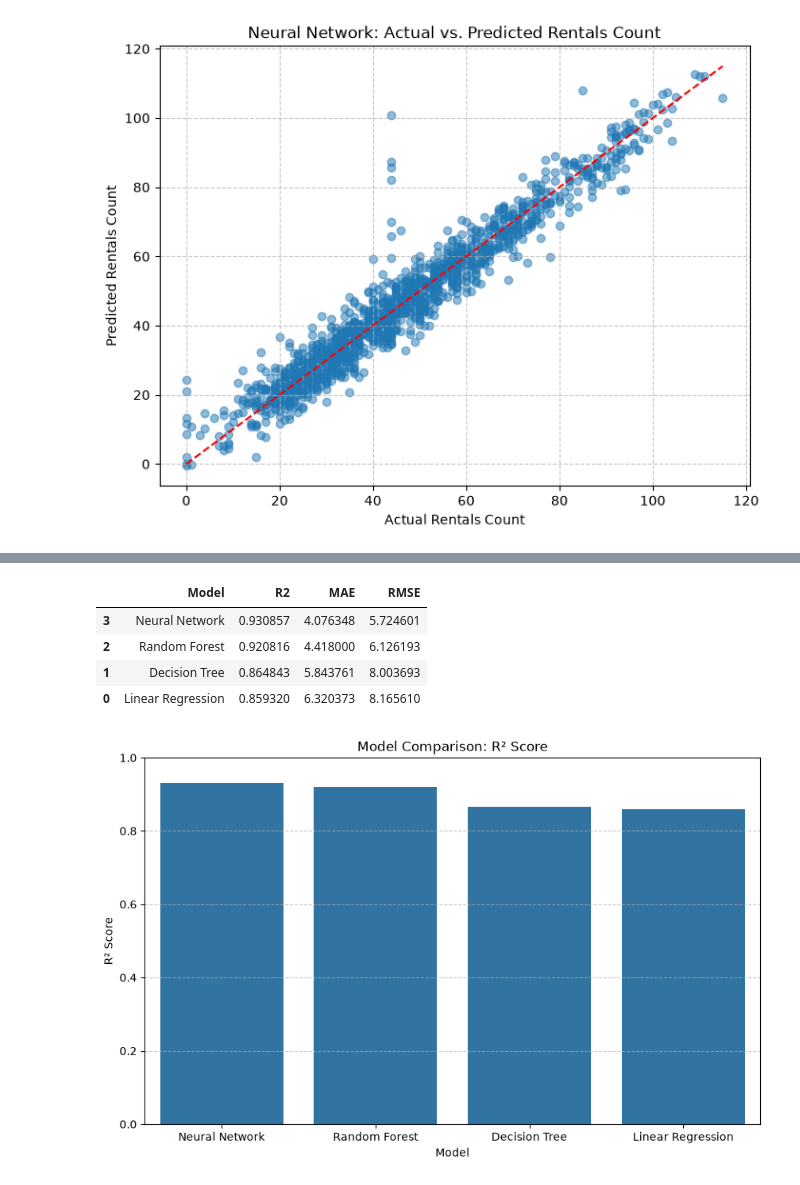
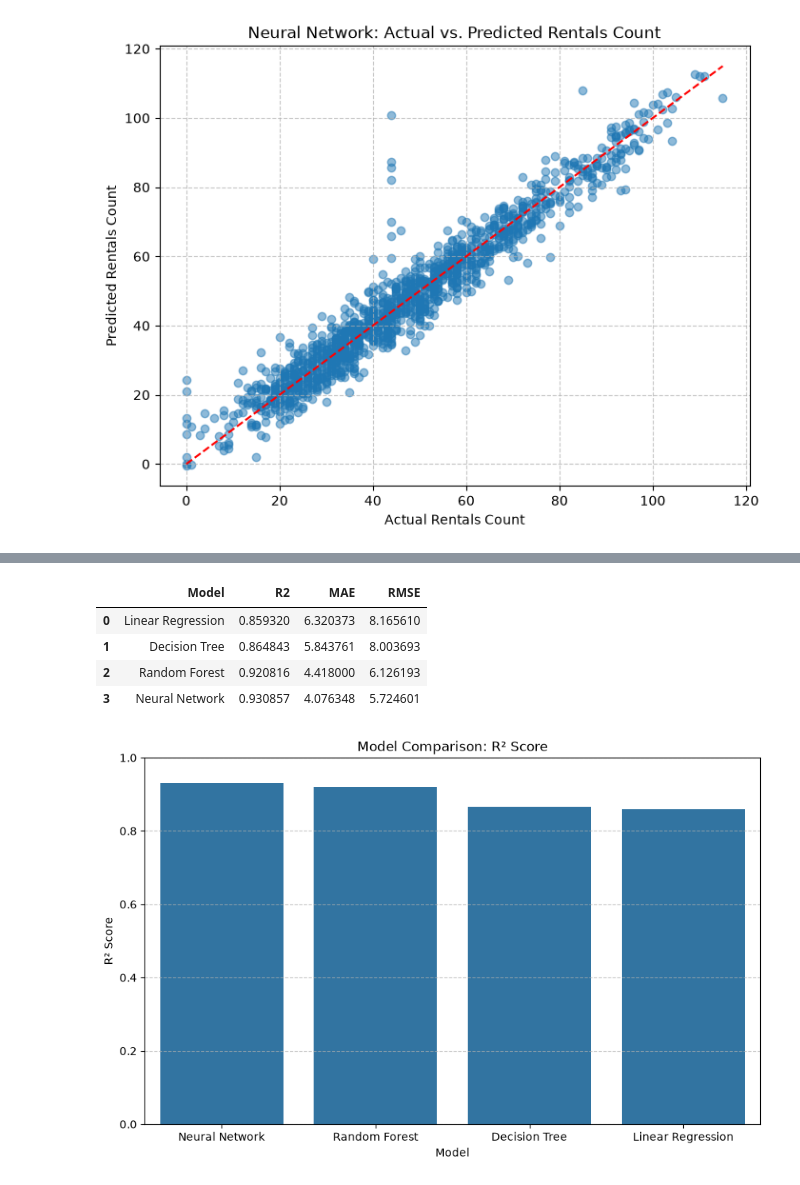
Before and after one commit to haamad259/library-rentals-mlops, a Jupyter notebook: Library_Rentals_Jeddah_Project.ipynb, the cells around one changed output, grey strips where cells are left out. Cells and saved outputs as stored; diff of their text form; code cells hidden in the pictures.

```diff
--- a/Library_Rentals_Jeddah_Project.ipynb
+++ b/Library_Rentals_Jeddah_Project.ipynb
@@ -740,13 +518,13 @@ model_comparison = pd.DataFrame({
     'RMSE': [rmse_lr, rmse_dt, rmse_rf, rmse_nn]
 })
 # %%
-display(model_comparison.sort_values(by='R2', ascending=False))
+display(model_comparison.sort_values(by='R2', ascending=True))
 # %% [output]
 |  | Model | R2 | MAE | RMSE |
+| 0 | Linear Regression | 0.859320 | 6.320373 | 8.165610 |
+| 1 | Decision Tree | 0.864843 | 5.843761 | 8.003693 |
+| 2 | Random Forest | 0.920816 | 4.418000 | 6.126193 |
 | 3 | Neural Network | 0.930857 | 4.076348 | 5.724601 |
-| 2 | Random Forest | 0.920816 | 4.418000 | 6.126193 |
-| 1 | Decision Tree | 0.864843 | 5.843761 | 8.003693 |
-| 0 | Linear Regression | 0.859320 | 6.320373 | 8.165610 |
 # %%
 plt.figure(figsize=(10, 6))
 sns.barplot(x='Model', y='R2', data=model_comparison.sort_values(by='R2', ascending=False))
```
Also changed, not shown: parts of 28 cells of this notebook.
